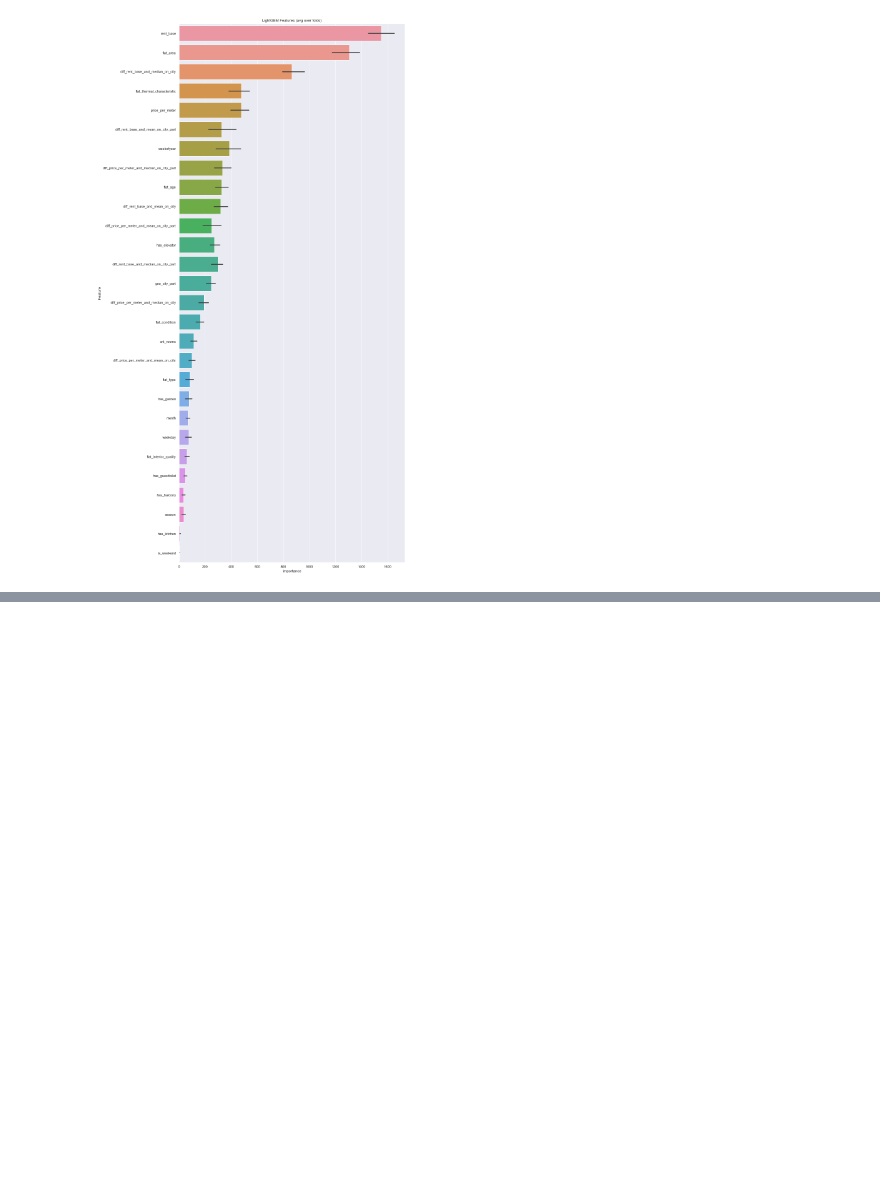
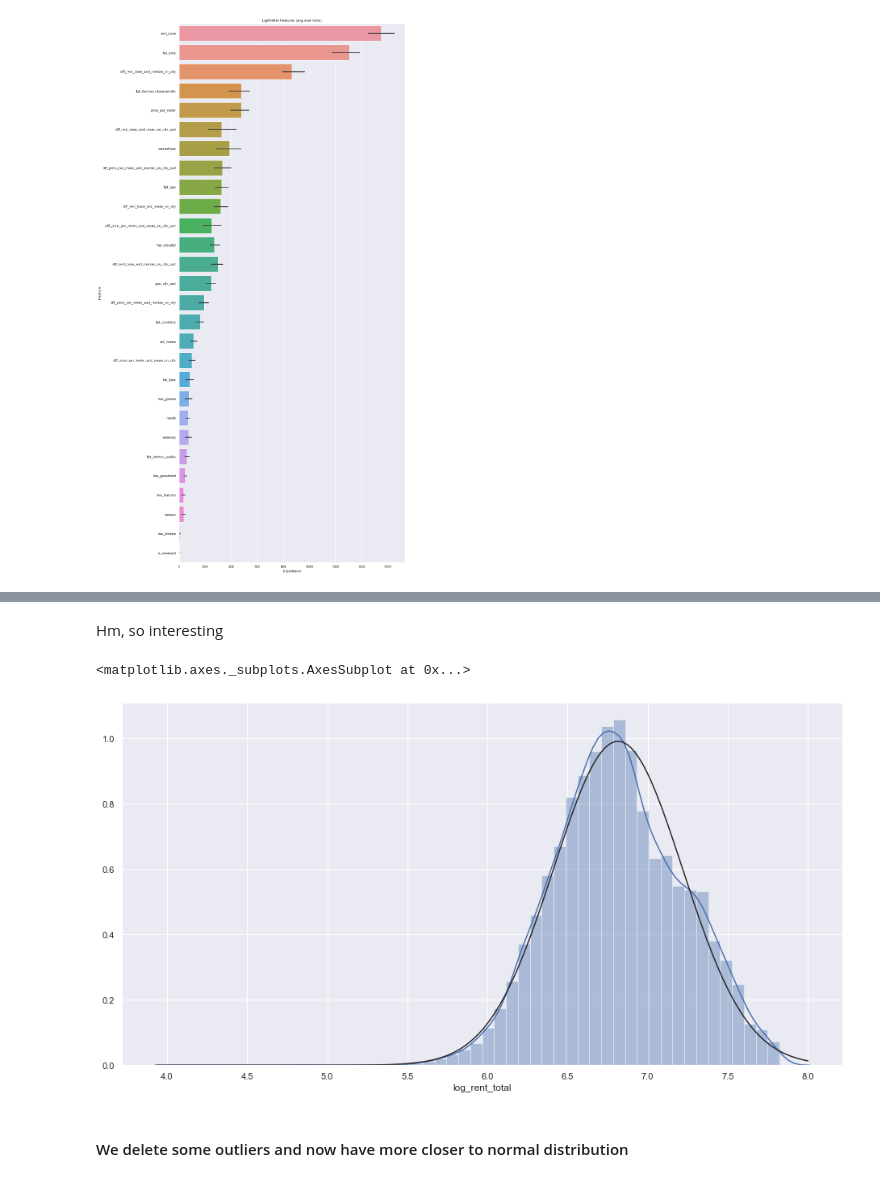
Before and after one commit to e5pecial/hamburg_rent_price_forecasting, a Jupyter notebook: aboutyou_eda.ipynb, the cells around one changed output, grey strips where cells are left out. Drawn from its saved outputs; the diff is of its cells as text; code cells hidden in the pictures; blank space fills up the shorter version.

```diff
--- a/aboutyou_eda.ipynb
+++ b/aboutyou_eda.ipynb
@@ -410,0 +470,13 @@ plt.show()
+# %% [markdown]
+Hm, so interesting
+# %%
+data = data[(data['rent_total'] < 2500) & (data['rent_total'] > 0)]
+# %%
+sns.set(rc={'figure.figsize':(16,8.27)})
+
+sns.distplot(data['log_rent_total'], fit=norm)
+# %% [output]
+<matplotlib.axes._subplots.AxesSubplot at 0x...>
+[figure, added]
+# %% [markdown]
+#### We delete some outliers and now have more closer to normal distribution
```
Also changed, not shown: parts of 100 cells of this notebook, 15 other files.
